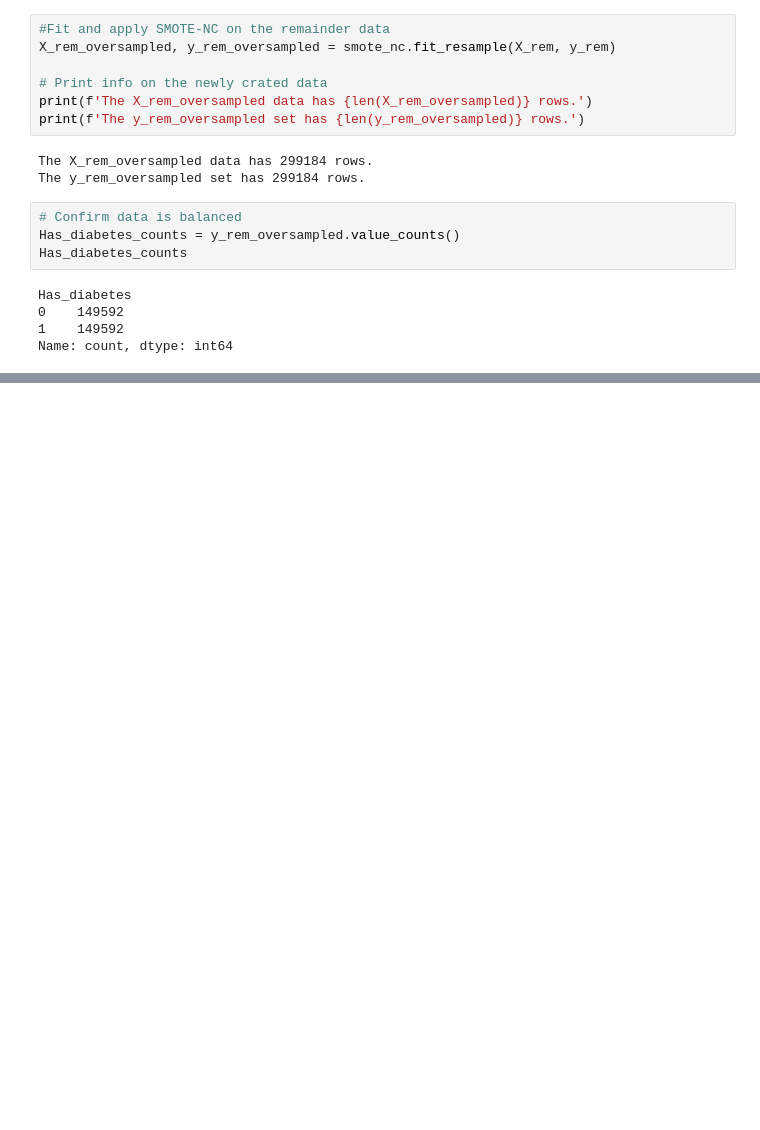
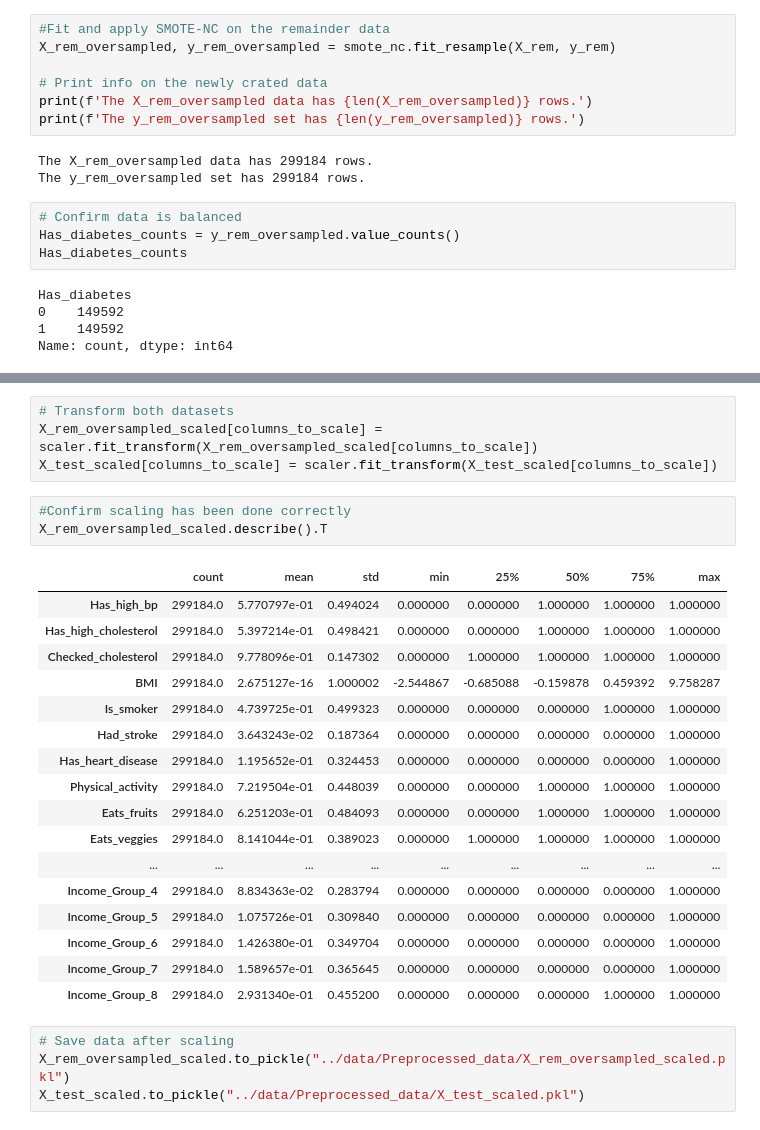
Before and after one commit to diego2017/capstone_disease_predictor, a Jupyter notebook: notebooks/03-pre-processing.ipynb, the cells around one changed output, grey strips where cells are left out. Drawn from its saved outputs; the diff is of its cells as text; blank space fills up the shorter version.

```diff
--- a/notebooks/03-pre-processing.ipynb
+++ b/notebooks/03-pre-processing.ipynb
@@ -562,0 +605,29 @@ OSError: Cannot save file into a non-existent directory: '"../data/Preprocessed_
+# %%
+# Transform both datasets
+X_rem_oversampled_scaled[columns_to_scale] = scaler.fit_transform(X_rem_oversampled_scaled[columns_to_scale])
+X_test_scaled[columns_to_scale] = scaler.fit_transform(X_test_scaled[columns_to_scale])
+# %%
+#Confirm scaling has been done correctly
+X_rem_oversampled_scaled.describe().T
+# %% [output]
+|  | count | mean | std | min | 25% | 50% | 75% | max |
+| Has_high_bp | 299184.0 | 5.770797e-01 | 0.494024 | 0.000000 | 0.000000 | 1.000000 | 1.000000 | 1.000000 |
+| Has_high_cholesterol | 299184.0 | 5.397214e-01 | 0.498421 | 0.000000 | 0.000000 | 1.000000 | 1.000000 | 1.000000 |
+| Checked_cholesterol | 299184.0 | 9.778096e-01 | 0.147302 | 0.000000 | 1.000000 | 1.000000 | 1.000000 | 1.000000 |
+| BMI | 299184.0 | 2.675127e-16 | 1.000002 | -2.544867 | -0.685088 | -0.159878 | 0.459392 | 9.758287 |
+| Is_smoker | 299184.0 | 4.739725e-01 | 0.499323 | 0.000000 | 0.000000 | 0.000000 | 1.000000 | 1.000000 |
+| Had_stroke | 299184.0 | 3.643243e-02 | 0.187364 | 0.000000 | 0.000000 | 0.000000 | 0.000000 | 1.000000 |
+| Has_heart_disease | 299184.0 | 1.195652e-01 | 0.324453 | 0.000000 | 0.000000 | 0.000000 | 0.000000 | 1.000000 |
+| Physical_activity | 299184.0 | 7.219504e-01 | 0.448039 | 0.000000 | 0.000000 | 1.000000 | 1.000000 | 1.000000 |
+| Eats_fruits | 299184.0 | 6.251203e-01 | 0.484093 | 0.000000 | 0.000000 | 1.000000 | 1.000000 | 1.000000 |
+| Eats_veggies | 299184.0 | 8.141044e-01 | 0.389023 | 0.000000 | 1.000000 | 1.000000 | 1.000000 | 1.000000 |
+| ... | ... | ... | ... | ... | ... | ... | ... | ... |
+| Income_Group_4 | 299184.0 | 8.834363e-02 | 0.283794 | 0.000000 | 0.000000 | 0.000000 | 0.000000 | 1.000000 |
+| Income_Group_5 | 299184.0 | 1.075726e-01 | 0.309840 | 0.000000 | 0.000000 | 0.000000 | 0.000000 | 1.000000 |
+| Income_Group_6 | 299184.0 | 1.426380e-01 | 0.349704 | 0.000000 | 0.000000 | 0.000000 | 0.000000 | 1.000000 |
+| Income_Group_7 | 299184.0 | 1.589657e-01 | 0.365645 | 0.000000 | 0.000000 | 0.000000 | 0.000000 | 1.000000 |
+| Income_Group_8 | 299184.0 | 2.931340e-01 | 0.455200 | 0.000000 | 0.000000 | 0.000000 | 1.000000 | 1.000000 |
+# %%
+# Save data after scaling
+X_rem_oversampled_scaled.to_pickle("../data/Preprocessed_data/X_rem_oversampled_scaled.pkl")
+X_test_scaled.to_pickle("../data/Preprocessed_data/X_test_scaled.pkl")
```
Also changed, not shown: parts of 8 cells of this notebook.
